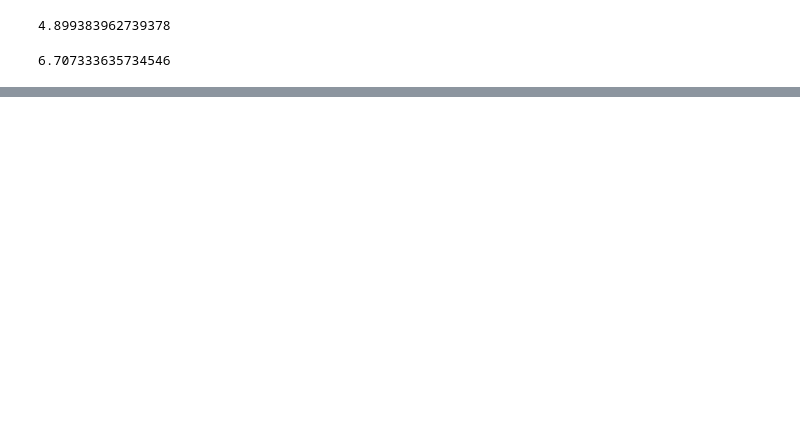
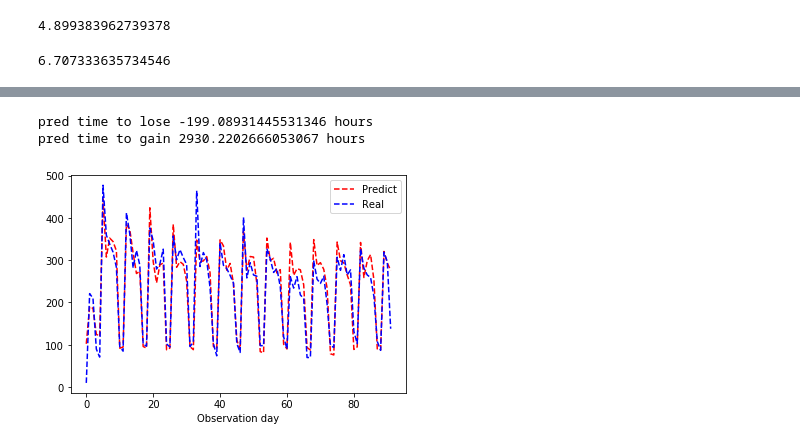
Before and after one commit to aiglobalpros/AI_Call_Center, a Jupyter notebook: notebooks/ROI.ipynb, the cells around one changed output, grey strips where cells are left out. Drawn from its saved outputs; the diff is of its cells as text; code cells hidden in the pictures; blank space fills up the shorter version.

```diff
--- a/notebooks/ROI.ipynb
+++ b/notebooks/ROI.ipynb
@@ -212,0 +220,8 @@ test[(test['avg_time_accept_min'] > WAITING_TIME_GOAL) & (test['avg_time_abandon
+# %%
+def cast_CCT_features(df):
+    dates_list = ['Submit_Date','Reported_Date','Required_Resolution_DateTime','Responded_Date','Last_Resolved_Date','closed_date']
+    for col in dates_list:
+        df[col] = pd.to_datetime(df[col].fillna('1900-01-01 00:00:00.000'))
+        df[col + '_day'] = df[col].apply(lambda x: x.strftime('%Y-%m-%d')) # To group by day
+        df[col + '_with_hour'] =df[col].apply(lambda x: x.strftime('%Y-%m-%d %H:00')) # To group by day
+    return df
@@ -212,0 +250,6 @@ test[(test['avg_time_accept_min'] > WAITING_TIME_GOAL) & (test['avg_time_abandon
+# %%
+final = preds[['date', 'ticket cnt pred']]\
+                .merge(perf[['date', 'total_calls', 'avg_time_accept', 'avg_time_abadon']],
+                       on='date', how='left')\
+                .merge(agg_df, on='date', how='left')
+final.head()
@@ -212,0 +265,5 @@ test[(test['avg_time_accept_min'] > WAITING_TIME_GOAL) & (test['avg_time_abandon
+# %%
+final['accept_time_gains']  = (final['avg_time_accept']/60.  - 7.) * final['total_real_calls']  / 60
+#
+print("accept time to lose", final.loc[final['accept_time_gains'] < 0, 'accept_time_gains'].sum(), 'hours')
+print("accept time to gain", final.loc[final['accept_time_gains'] > 0, 'accept_time_gains'].sum(), 'hours')
@@ -212,0 +278,18 @@ test[(test['avg_time_accept_min'] > WAITING_TIME_GOAL) & (test['avg_time_abandon
+# %%
+final['avg_time_pred'] = (final['total_real_calls'] / final['ticket cnt pred']) * 7.
+#
+final['pred_time_gains']  = (final['avg_time_accept']/60. - final['avg_time_pred']) * final['total_real_calls'] /60.
+#
+print("pred time to lose", final.loc[final['pred_time_gains'] < 0, 'pred_time_gains'].sum(), 'hours')
+print("pred time to gain", final.loc[final['pred_time_gains'] > 0, 'pred_time_gains'].sum(), 'hours')
+# %% [output]
+pred time to lose -199.08931445531346 hours
+pred time to gain 2930.2202666053067 hours
+# %%
+plt.plot(range(final.shape[0]), final['ticket cnt pred'], 'r--', label='Predict')
+plt.plot(range(final.shape[0]), final['total_real_calls'], 'b--', label='Real')
+plt.xlabel('Observation day')
+plt.legend()
+plt.show()
+# %% [output]
+[figure, added]
```
Also changed, not shown: parts of 12 cells of this notebook, 1 other file.
